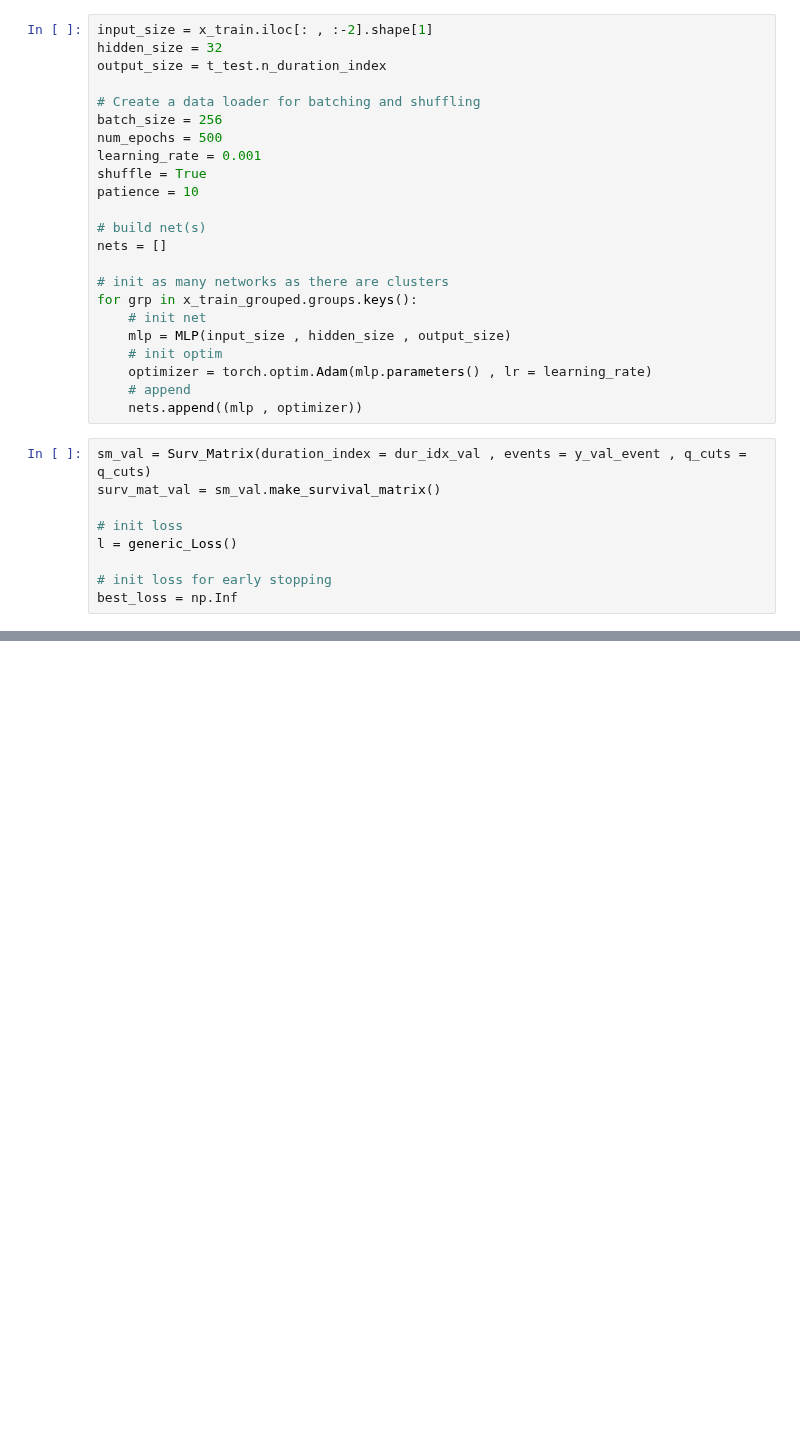
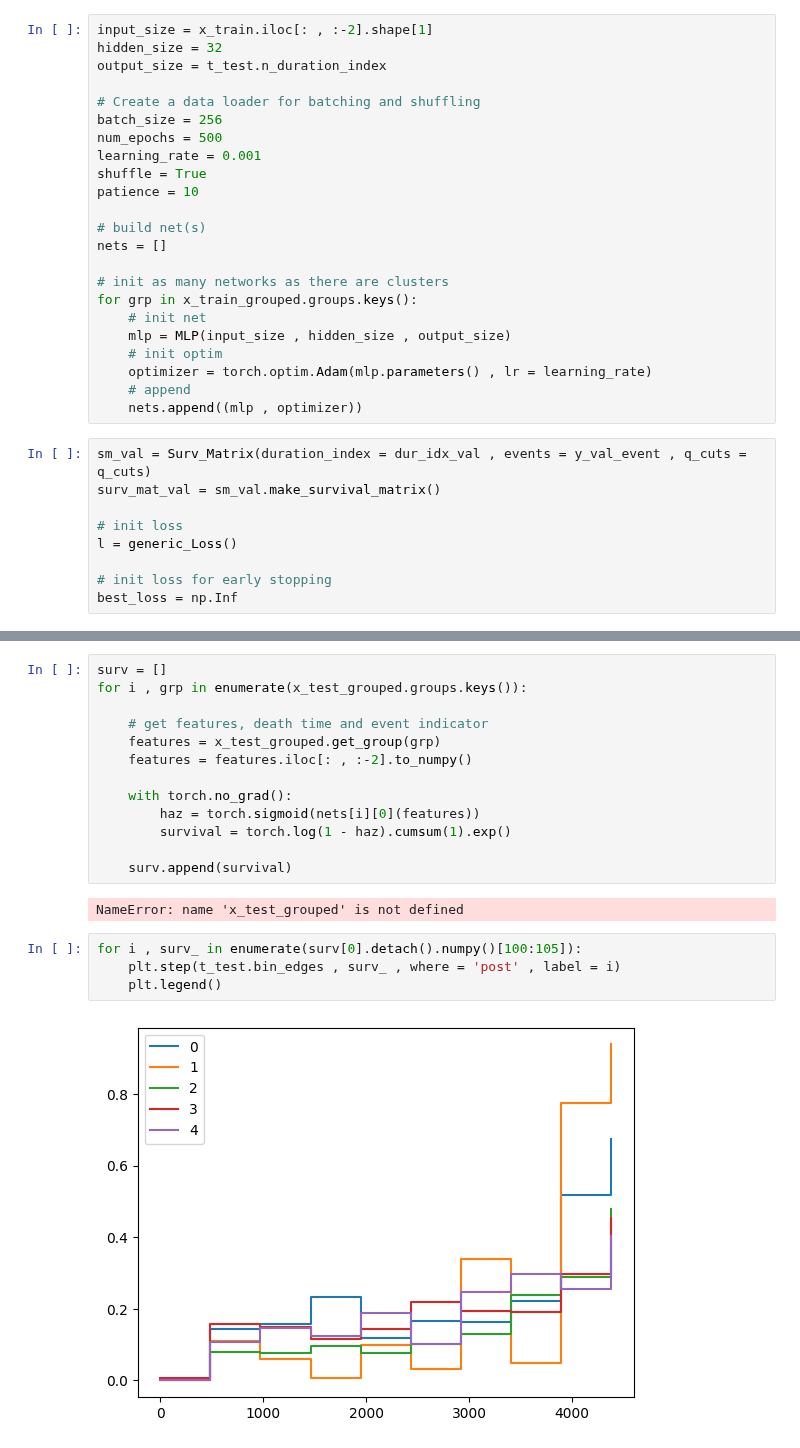
Before and after one commit to sourasen1011/UoE_Research_Project_2023, a Jupyter notebook: 05_preprocessing_emr_data/05_fits.ipynb, the cells around one changed output, grey strips where cells are left out. Cells and saved outputs as stored; diff of their text form; blank space fills up the shorter version.

```diff
--- a/05_preprocessing_emr_data/05_fits.ipynb
+++ b/05_preprocessing_emr_data/05_fits.ipynb
@@ -833,0 +865,21 @@ Epoch 450: Training Loss: 0.8239, Val Loss: 0.9359
+# %%
+surv = []
+for i , grp in enumerate(x_test_grouped.groups.keys()):
+
+    # get features, death time and event indicator
+    features = x_test_grouped.get_group(grp)
+    features = features.iloc[: , :-2].to_numpy()
+
+    with torch.no_grad():
+        haz = torch.sigmoid(nets[i][0](features))
+        survival = torch.log(1 - haz).cumsum(1).exp()
+
+    surv.append(survival)
+# %% [output]
+NameError: name 'x_test_grouped' is not defined
+# %%
+for i , surv_ in enumerate(surv[0].detach().numpy()[100:105]):
+    plt.step(t_test.bin_edges , surv_ , where = 'post' , label = i)
+    plt.legend()
+# %% [output]
+[figure, added]
```
Also changed, not shown: parts of 14 cells of this notebook.
